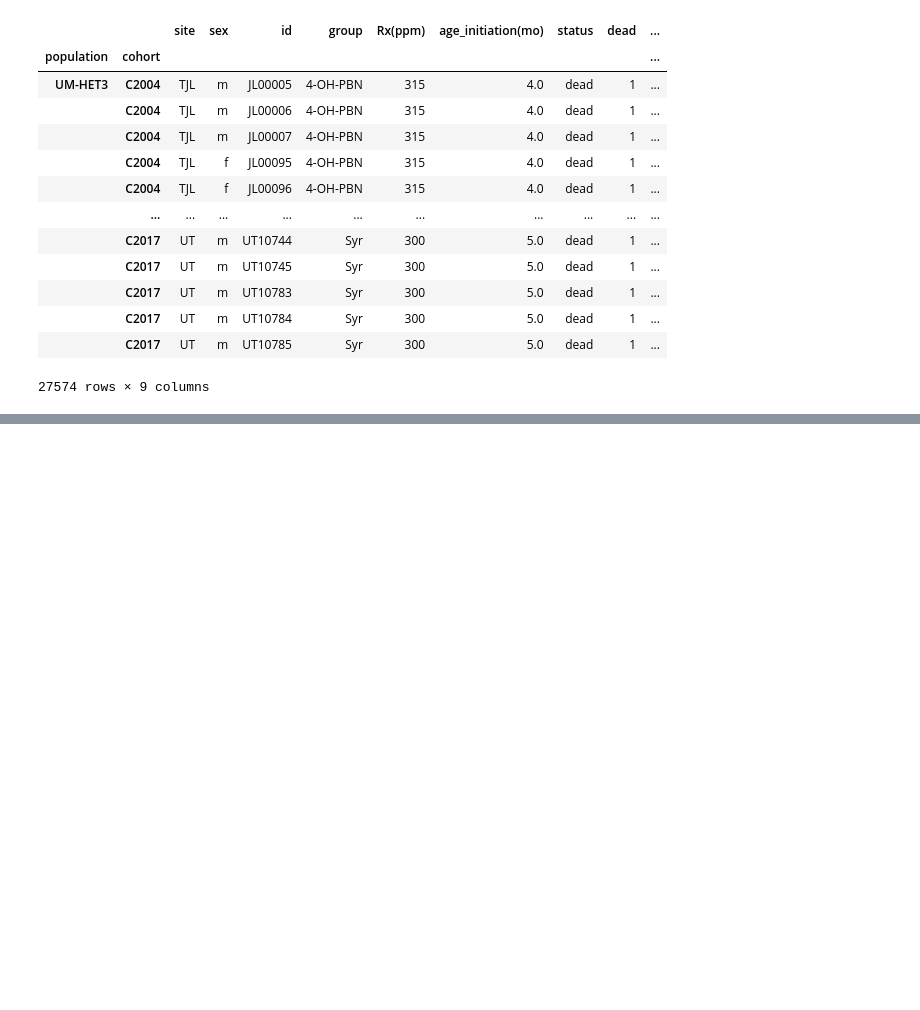
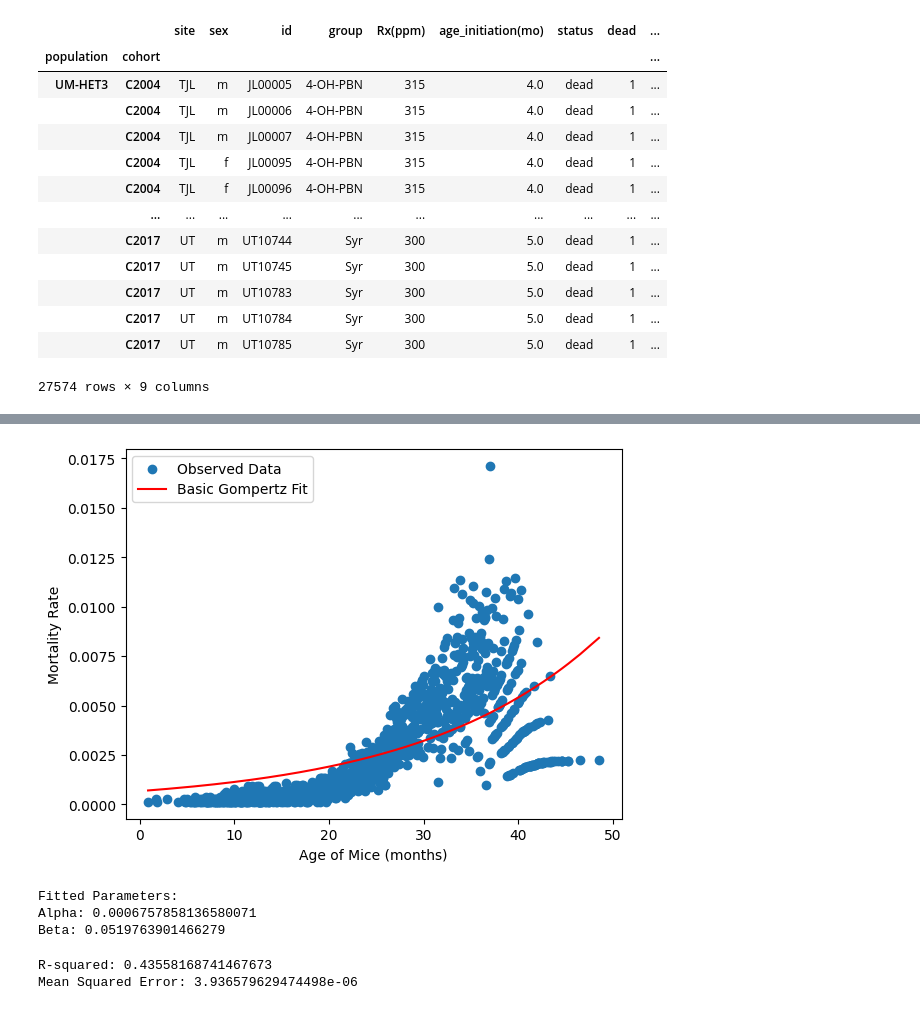
Before and after one commit to shs2017/Data-Literacy, a Jupyter notebook: Lifespans_ITP1.ipynb, the cells around one changed output, grey strips where cells are left out. Saved outputs shown, nothing was run; the diff lists cells and outputs as text; code cells hidden in the pictures; blank space fills up the shorter version.

```diff
--- a/Lifespans_ITP1.ipynb
+++ b/Lifespans_ITP1.ipynb
@@ -36,0 +104,52 @@ csv_input
+# %%
+#gompertz law functions
+
+
+##param: x = age or time
+##param: alpha = baseline mortality
+##param: beta = rate of mortality increase
+def gompertz(x, alpha, beta):
+    return alpha * np.exp(beta * x)
+def gompertz_cdf(x, alpha, beta):
+    cdf, _ = quad(lambda t: gompertz(t, alpha, beta), 0, x)
+    return cdf
+# %%
+ages_in_months = mortality_rate_df['Day'] / 30
+mortality_rates = mortality_rate_df['MortalityRate']
+
+# Provide initial parameter estimates
+initial_params = [0.001, 0.1]
+
+# Fit the basic Gompertz model to the data
+params, covariance = curve_fit(gompertz, ages_in_months, mortality_rates, p0=initial_params)
+# Extract the fitted parameters
+alpha_fit_mice, beta_fit_mice = params
+
+# Generate predicted mortality rates using the fitted parameters
+predicted_mortality = gompertz(ages_in_months, alpha_fit_mice, beta_fit_mice)
+
+# Plot the results
+plt.scatter(ages_in_months, mortality_rates, label='Observed Data')
+plt.plot(ages_in_months, predicted_mortality, label='Basic Gompertz Fit', color='red')
+plt.xlabel('Age of Mice (months)')
+plt.ylabel('Mortality Rate')
+plt.legend()
+plt.show()
+
+print("Fitted Parameters:")
+print("Alpha:", alpha_fit_mice)
+print("Beta:", beta_fit_mice)
+# %% [output]
+[figure, added]
+Fitted Parameters:
+Alpha: 0.0006757858136580071
+Beta: 0.0519763901466279
+# %%
+r_squared = r2_score(mortality_rates, predicted_mortality)
+mse = mean_squared_error(mortality_rates, predicted_mortality)
+
+print(f'R-squared: {r_squared}')
+print(f'Mean Squared Error: {mse}')
+# %% [output]
+R-squared: 0.43558168741467673
+Mean Squared Error: 3.936579629474498e-06
```
Also changed, not shown: parts of 9 cells of this notebook, 2 other files.
